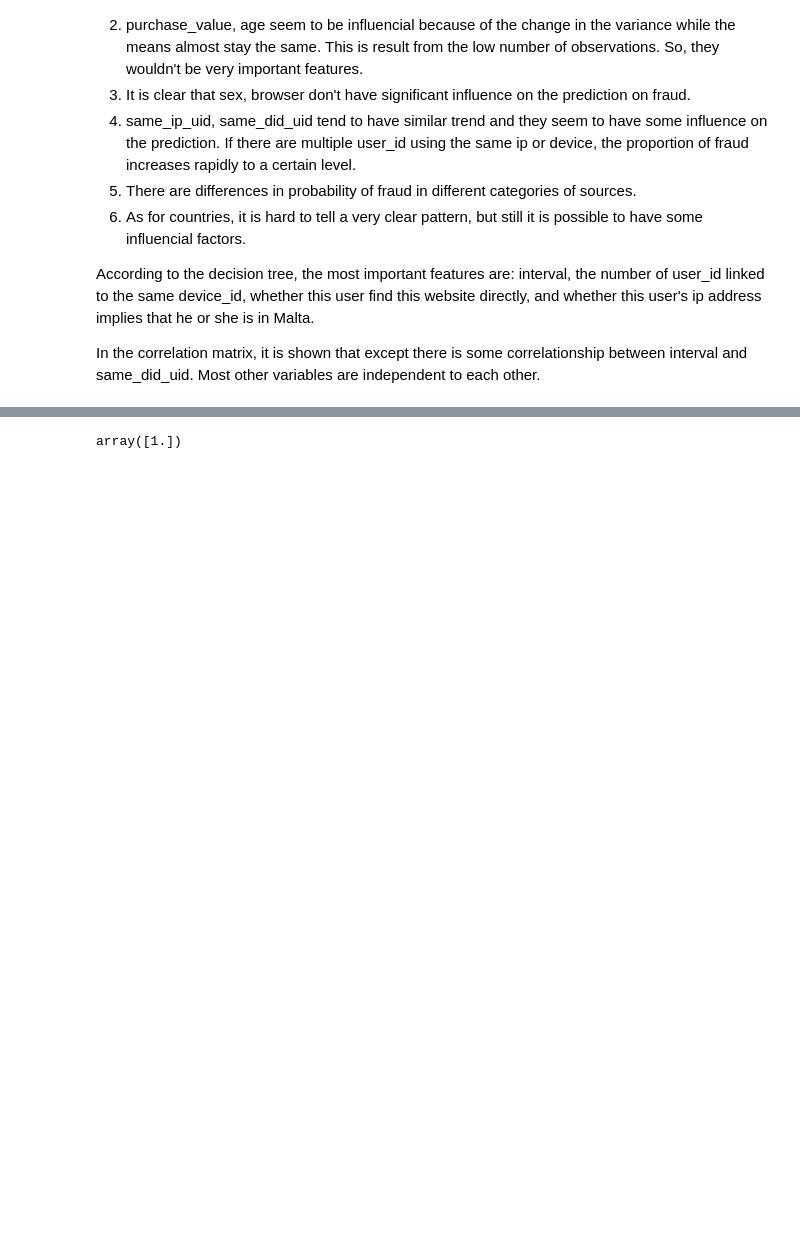
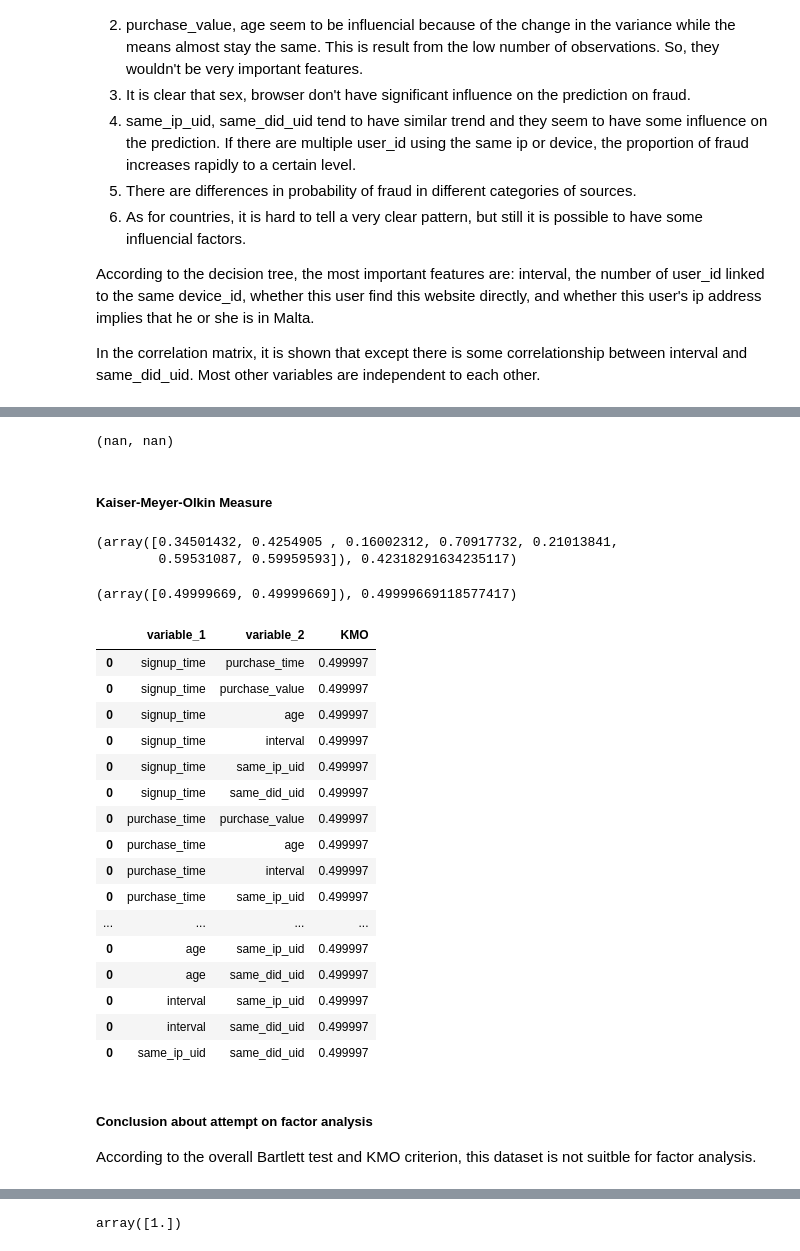
Before and after one commit to crazywiden/Leetcode_daily_submit, a Jupyter notebook: 20e/Identifying Fraudulent Activities.ipynb, the cells around one changed output, grey strips where cells are left out. Drawn from its saved outputs; the diff is of its cells as text; code cells hidden in the pictures; blank space fills up the shorter version.

```diff
--- a/20e/Identifying Fraudulent Activities.ipynb
+++ b/20e/Identifying Fraudulent Activities.ipynb
@@ -519 +555,54 @@ Authentication factors fall into several categories:
+# %%
+test = dt[['signup_time', 'purchase_time', 'purchase_value', 'age', 'interval',
+       'same_ip_uid', 'same_did_uid']]
+calculate_bartlett_sphericity(test)
+# %% [output]
+(nan, nan)
+# %% [markdown]
+##### Kaiser-Meyer-Olkin Measure
+# %%
+calculate_kmo(test)
+# %% [output]
+(array([0.34501432, 0.4254905 , 0.16002312, 0.70917732, 0.21013841,
+        0.59531087, 0.59959593]), 0.42318291634235117)
+# %%
+test = dt[['same_ip_uid', 'same_did_uid']]
+calculate_kmo(test)
+# %% [output]
+(array([0.49999669, 0.49999669]), 0.49999669118577417)
+# %%
+KMO_test = pd.DataFrame()
+for i in dt.columns:
+    for j in dt.columns[list(dt.columns).index(i):]:
+        if i == j: continue
+        else:
+            test = dt[[i,j]]
+            kmo_all,kmo_model=calculate_kmo(test)
+            cell = pd.DataFrame([i,j]+[kmo_model]).transpose()
+            KMO_test = pd.concat([KMO_test,cell],axis = 0)
+KMO_test.columns = ['variable_1','variable_2','KMO']
+# %%
+KMO_test
+# %% [output]
+|  | variable_1 | variable_2 | KMO |
+| 0 | signup_time | purchase_time | 0.499997 |
+| 0 | signup_time | purchase_value | 0.499997 |
+| 0 | signup_time | age | 0.499997 |
+| 0 | signup_time | interval | 0.499997 |
+| 0 | signup_time | same_ip_uid | 0.499997 |
+| 0 | signup_time | same_did_uid | 0.499997 |
+| 0 | purchase_time | purchase_value | 0.499997 |
+| 0 | purchase_time | age | 0.499997 |
+| 0 | purchase_time | interval | 0.499997 |
+| 0 | purchase_time | same_ip_uid | 0.499997 |
+| ... | ... | ... | ... |
+| 0 | age | same_ip_uid | 0.499997 |
+| 0 | age | same_did_uid | 0.499997 |
+| 0 | interval | same_ip_uid | 0.499997 |
+| 0 | interval | same_did_uid | 0.499997 |
+| 0 | same_ip_uid | same_did_uid | 0.499997 |
+# %% [markdown]
+##### Conclusion about attempt on factor analysis
+
+According to the overall Bartlett test and KMO criterion, this dataset is not suitble for factor analysis.
 # %% [markdown]
```
Also changed, not shown: parts of 11 cells of this notebook.
